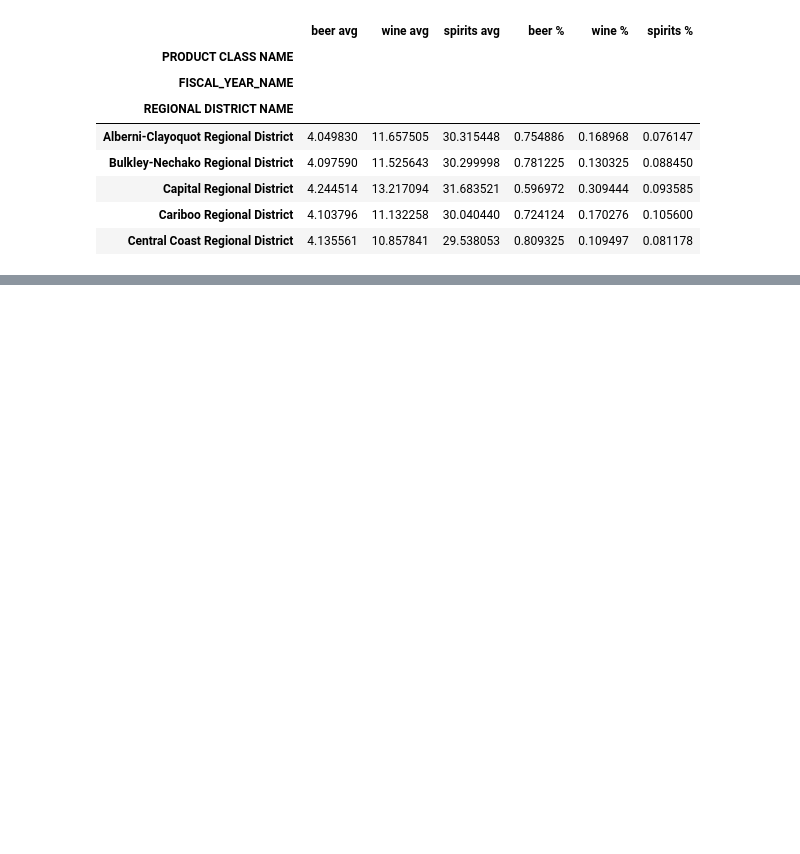
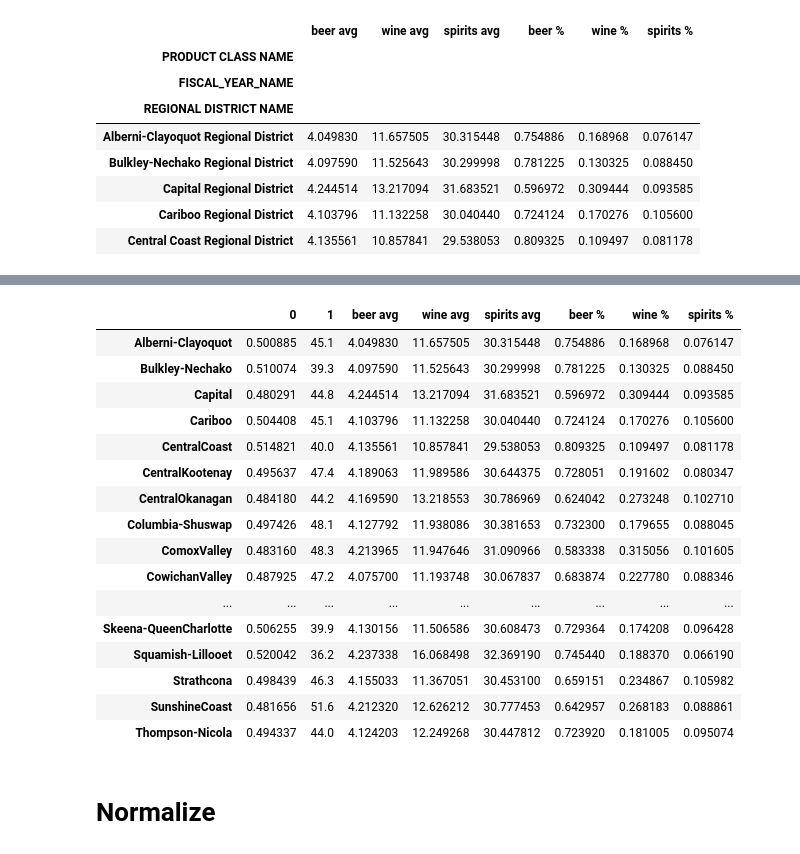
Before and after one commit to b00z3/B00z3, a Jupyter notebook: BCLiquor.ipynb, the cells around one changed output, grey strips where cells are left out. Cells and saved outputs as stored; diff of their text form; code cells hidden in the pictures; blank space fills up the shorter version.

```diff
--- a/BCLiquor.ipynb
+++ b/BCLiquor.ipynb
@@ -246,0 +207,3 @@ False
+# %%
+clean = clean.drop(clean.columns[0], axis = 1)
+#df.drop(df.columns[i], axis=1)
@@ -246,0 +220,4 @@ False
+# %%
+cleanliq = pd.read_csv('Data/clean_liquor.csv')
+# %%
+cleanliq = cleanliq.set_index(cleanliq.columns[0]).T
@@ -269,0 +239,2 @@ filcensus.head()
+# %%
+all_data = pd.concat([clean,cleanliq], axis=0).T
@@ -269,0 +249,22 @@ filcensus.head()
+# %%
+all_data
+# %% [output]
+|  | 0 | 1 | beer avg | wine avg | spirits avg | beer % | wine % | spirits % |
+| Alberni-Clayoquot | 0.500885 | 45.1 | 4.049830 | 11.657505 | 30.315448 | 0.754886 | 0.168968 | 0.076147 |
+| Bulkley-Nechako | 0.510074 | 39.3 | 4.097590 | 11.525643 | 30.299998 | 0.781225 | 0.130325 | 0.088450 |
+| Capital | 0.480291 | 44.8 | 4.244514 | 13.217094 | 31.683521 | 0.596972 | 0.309444 | 0.093585 |
+| Cariboo | 0.504408 | 45.1 | 4.103796 | 11.132258 | 30.040440 | 0.724124 | 0.170276 | 0.105600 |
+| CentralCoast | 0.514821 | 40.0 | 4.135561 | 10.857841 | 29.538053 | 0.809325 | 0.109497 | 0.081178 |
+| CentralKootenay | 0.495637 | 47.4 | 4.189063 | 11.989586 | 30.644375 | 0.728051 | 0.191602 | 0.080347 |
+| CentralOkanagan | 0.484180 | 44.2 | 4.169590 | 13.218553 | 30.786969 | 0.624042 | 0.273248 | 0.102710 |
+| Columbia-Shuswap | 0.497426 | 48.1 | 4.127792 | 11.938086 | 30.381653 | 0.732300 | 0.179655 | 0.088045 |
+| ComoxValley | 0.483160 | 48.3 | 4.213965 | 11.947646 | 31.090966 | 0.583338 | 0.315056 | 0.101605 |
+| CowichanValley | 0.487925 | 47.2 | 4.075700 | 11.193748 | 30.067837 | 0.683874 | 0.227780 | 0.088346 |
+| ... | ... | ... | ... | ... | ... | ... | ... | ... |
+| Skeena-QueenCharlotte | 0.506255 | 39.9 | 4.130156 | 11.506586 | 30.608473 | 0.729364 | 0.174208 | 0.096428 |
+| Squamish-Lillooet | 0.520042 | 36.2 | 4.237338 | 16.068498 | 32.369190 | 0.745440 | 0.188370 | 0.066190 |
+| Strathcona | 0.498439 | 46.3 | 4.155033 | 11.367051 | 30.453100 | 0.659151 | 0.234867 | 0.105982 |
+| SunshineCoast | 0.481656 | 51.6 | 4.212320 | 12.626212 | 30.777453 | 0.642957 | 0.268183 | 0.088861 |
+| Thompson-Nicola | 0.494337 | 44.0 | 4.124203 | 12.249268 | 30.447812 | 0.723920 | 0.181005 | 0.095074 |
+# %% [markdown]
+# Normalize
```
Also changed, not shown: parts of 31 cells of this notebook, 1 other file.
